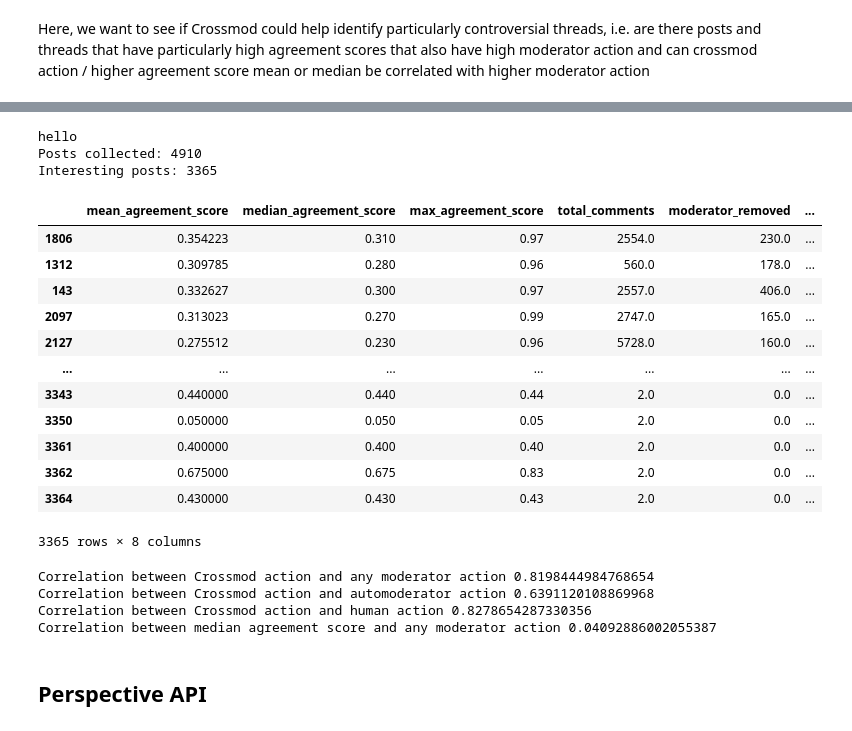
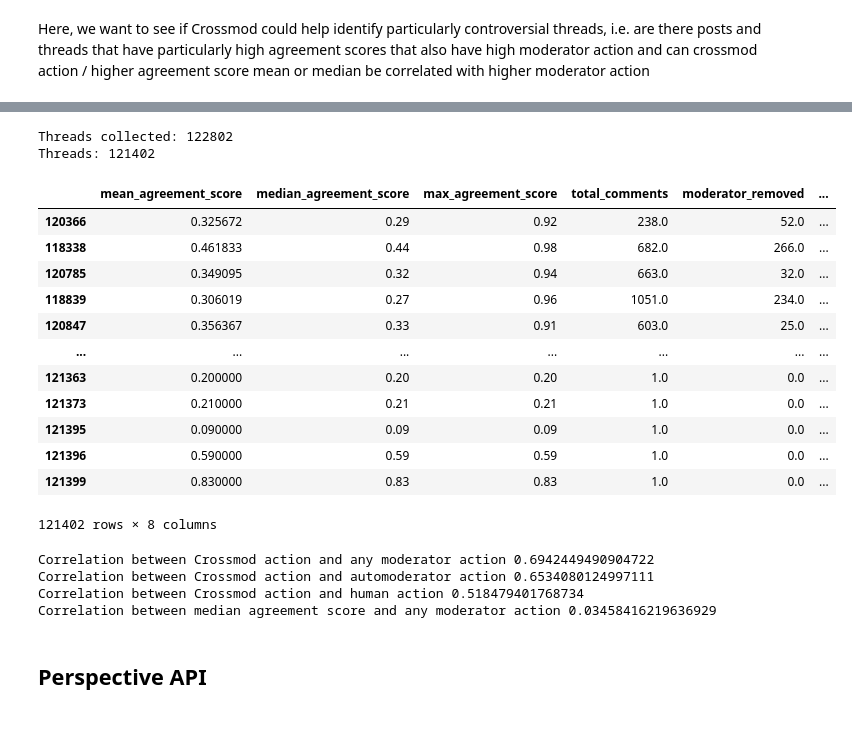
Before and after one commit to adishy/crossmod, a Jupyter notebook: analysis/reporting-experiment.ipynb, the cells around one changed output, grey strips where cells are left out. Cells and saved outputs as stored; diff of their text form; code cells hidden in the pictures.

```diff
--- a/analysis/reporting-experiment.ipynb
+++ b/analysis/reporting-experiment.ipynb
@@ -777,12 +798,14 @@ plt.show()
 # %% [markdown]
 Here, we want to see if Crossmod could help identify particularly controversial threads, i.e. are there posts and threads that have particularly high agreement scores that also have high moderator action and can crossmod action / higher agreement score mean or median be correlated with higher moderator action
 # %%
+# Posts
+
 post_values = []
 posts_collected = 0
 
 # Group by link_id to gather comments for the same post together
 for name, group in df.groupby('link_id'):
-    threads_collected += 1
+    posts_collected += 1
 
     # discard posts with only a single comment
     if len(group) == 1:
@@ -822,8 +845,7 @@ post_df = pd.DataFrame(np.array(post_values),
                                     'human_moderator_removed',
                                     'crossmod_reports']) \
                .sort_values(by = ['human_moderator_removed', 'total_comments', 'crossmod_reports'],
-                            ascending = [ False, False, False ]) \
-               .head(20)
+                            ascending = [ False, False, False ])
 display(post_df)
 
 crossmod_moderator_correlation = post_df['crossmod_reports'].corr(post_df['moderator_removed'])
@@ -862,13 +880,12 @@ Correlation between median agreement score and any moderator action 0.2181411731
 # %%
+# Threads
+
 thread_values = []
 threads_collected = 0
-print("hello")
-for name, group in df.groupby('link_id'):
+
+# Group by link_id to gather comments for the same post together
+for name, group in df.groupby('parent_id'):
     threads_collected += 1
-
-    # discard posts with only a single comment
-    if len(group) == 1:
-        continue
 
     discarding_zeros = list(filter(lambda x: x > 0, group['agreement_score']))
 
@@ -876,65 +893,62 @@ for name, group in df.groupby('link_id'):
     if len(discarding_zeros) == 0:
         continue
 
-
     total_thread = len(group)
     moderator_removed = len(group[group.banned_by.notna()])
     automoderator_removed = len(group[group.banned_by == "AutoModerator"])
     human_moderator_removed =  moderator_removed - automoderator_removed
     crossmod_removed = len(group[group.crossmod_action == "report"])
-
     thread_values.append([np.mean(discarding_zeros),
                           np.median(discarding_zeros),
                           np.max(discarding_zeros),
                           total_thread,
                           moderator_removed,
                           automoderator_removed,
                           human_moderator_removed,
                           crossmod_removed])
 
-print("Posts collected:", threads_collected)
-print("Interesting posts:", len(thread_values))
+print("Threads collected:", threads_collected)
+print("Threads:", len(thread_values))
 
-post_df = pd.DataFrame(np.array(thread_values),
+thread_df = pd.DataFrame(np.array(thread_values),
                          columns = ['mean_agreement_score',
                                     'median_agreement_score',
                                     'max_agreement_score',
                                     'total_comments',
                                     'moderator_removed',
                                     'automoderator_removed',
                                     'human_moderator_removed',
                                     'crossmod_reports']) \
                .sort_values(by = ['human_moderator_removed', 'total_comments', 'crossmod_reports'],
                             ascending = [ False, False, False ])
-display(post_df)
+display(thread_df)
 
-crossmod_moderator_correlation = post_df['crossmod_reports'].corr(post_df['moderator_removed'])
-crossmod_automoderator_correlation = post_df['crossmod_reports'].corr(post_df['automoderator_removed'])
-crossmod_human_correlation = post_df['crossmod_reports'].corr(post_df['human_moderator_removed'])
-agreement_score_moderator_correlation = post_df['median_agreement_score'].corr(post_df['moderator_removed'])
+crossmod_moderator_correlation = thread_df['crossmod_reports'].corr(thread_df['moderator_removed'])
+crossmod_automoderator_correlation = thread_df['crossmod_reports'].corr(thread_df['automoderator_removed'])
+crossmod_human_correlation = thread_df['crossmod_reports'].corr(thread_df['human_moderator_removed'])
+agreement_score_moderator_correlation = thread_df['median_agreement_score'].corr(thread_df['moderator_removed'])
 
 print("Correlation between Crossmod action and any moderator action", crossmod_moderator_correlation)
 print("Correlation between Crossmod action and automoderator action", crossmod_automoderator_correlation)
 print("Correlation between Crossmod action and human action", crossmod_human_correlation)
 print("Correlation between median agreement score and any moderator action", agreement_score_moderator_correlation)
 # %% [output]
-hello
-Posts collected: 4910
-Interesting posts: 3365
+Threads collected: 122802
+Threads: 121402
 |  | mean_agreement_score | median_agreement_score | max_agreement_score | total_comments | moderator_removed | ... |
-| 1806 | 0.354223 | 0.310 | 0.97 | 2554.0 | 230.0 | ... |
-| 1312 | 0.309785 | 0.280 | 0.96 | 560.0 | 178.0 | ... |
-| 143 | 0.332627 | 0.300 | 0.97 | 2557.0 | 406.0 | ... |
-| 2097 | 0.313023 | 0.270 | 0.99 | 2747.0 | 165.0 | ... |
-| 2127 | 0.275512 | 0.230 | 0.96 | 5728.0 | 160.0 | ... |
+| 120366 | 0.325672 | 0.29 | 0.92 | 238.0 | 52.0 | ... |
+| 118338 | 0.461833 | 0.44 | 0.98 | 682.0 | 266.0 | ... |
+| 120785 | 0.349095 | 0.32 | 0.94 | 663.0 | 32.0 | ... |
+| 118839 | 0.306019 | 0.27 | 0.96 | 1051.0 | 234.0 | ... |
+| 120847 | 0.356367 | 0.33 | 0.91 | 603.0 | 25.0 | ... |
 | ... | ... | ... | ... | ... | ... | ... |
-| 3343 | 0.440000 | 0.440 | 0.44 | 2.0 | 0.0 | ... |
-| 3350 | 0.050000 | 0.050 | 0.05 | 2.0 | 0.0 | ... |
-| 3361 | 0.400000 | 0.400 | 0.40 | 2.0 | 0.0 | ... |
-| 3362 | 0.675000 | 0.675 | 0.83 | 2.0 | 0.0 | ... |
-| 3364 | 0.430000 | 0.430 | 0.43 | 2.0 | 0.0 | ... |
+| 121363 | 0.200000 | 0.20 | 0.20 | 1.0 | 0.0 | ... |
+| 121373 | 0.210000 | 0.21 | 0.21 | 1.0 | 0.0 | ... |
+| 121395 | 0.090000 | 0.09 | 0.09 | 1.0 | 0.0 | ... |
+| 121396 | 0.590000 | 0.59 | 0.59 | 1.0 | 0.0 | ... |
+| 121399 | 0.830000 | 0.83 | 0.83 | 1.0 | 0.0 | ... |
-3365 rows × 8 columns
+121402 rows × 8 columns
-Correlation between Crossmod action and any moderator action 0.8198444984768654
-Correlation between Crossmod action and automoderator action 0.6391120108869968
-Correlation between Crossmod action and human action 0.8278654287330356
-Correlation between median agreement score and any moderator action 0.04092886002055387
+Correlation between Crossmod action and any moderator action 0.6942449490904722
+Correlation between Crossmod action and automoderator action 0.6534080124997111
+Correlation between Crossmod action and human action 0.518479401768734
+Correlation between median agreement score and any moderator action 0.03458416219636929
```
Also changed, not shown: parts of 19 cells of this notebook, 3 other files.
